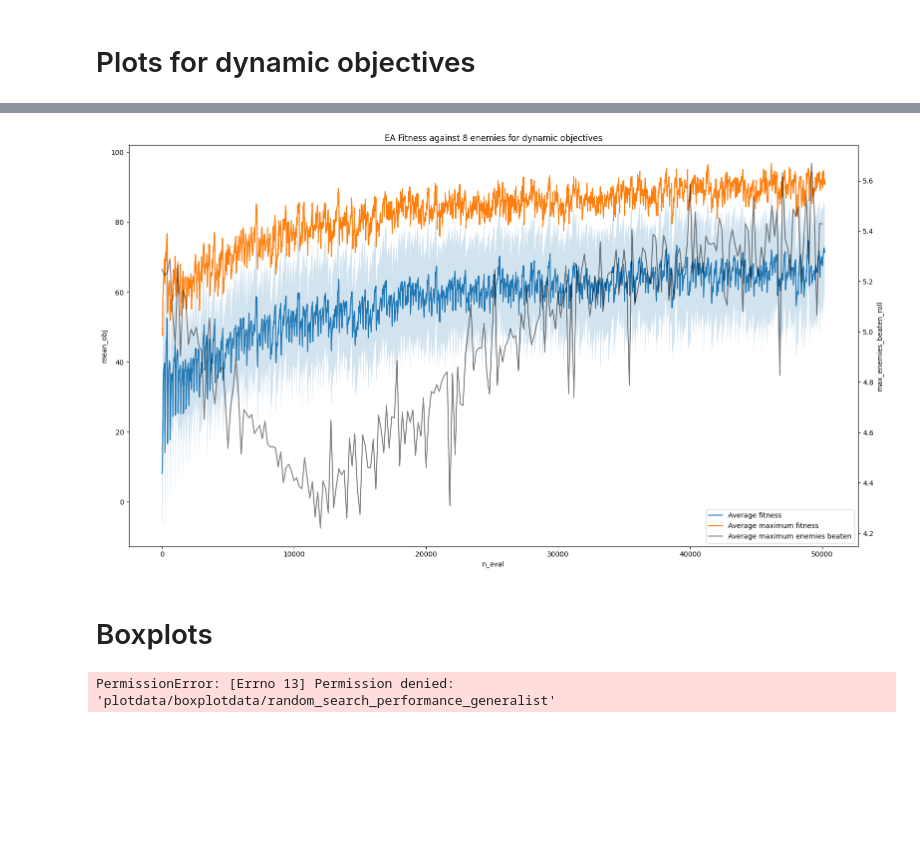
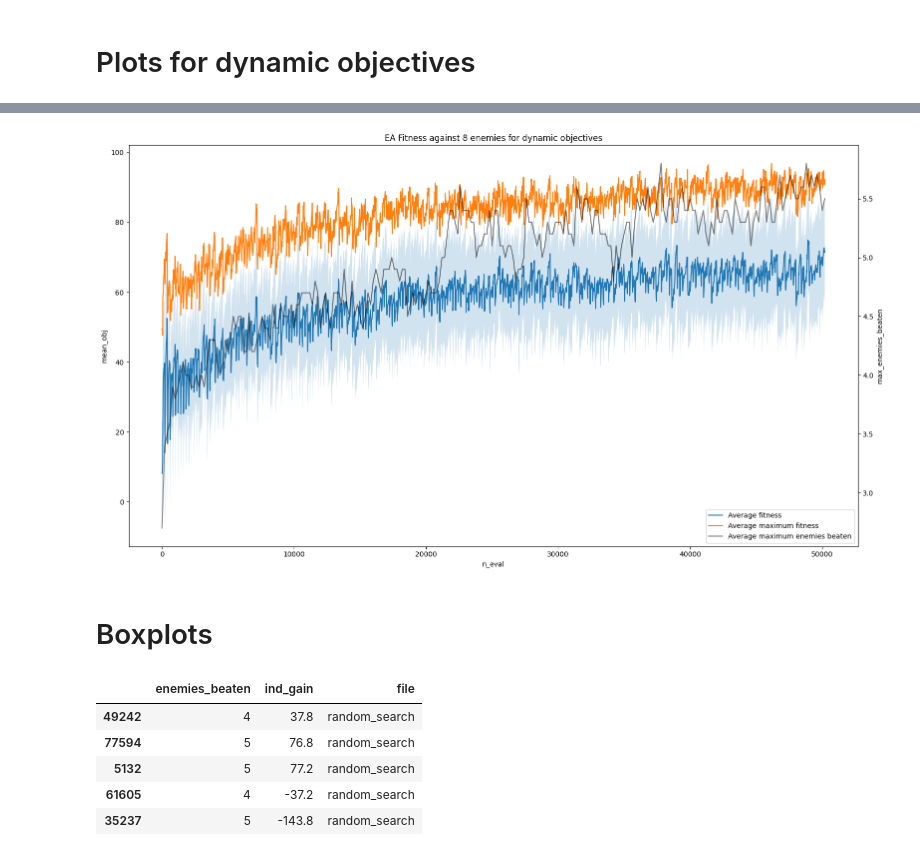
Before and after one commit to fif911/evolutionary_algorithms, a Jupyter notebook: plot.ipynb, the cells around one changed output, grey strips where cells are left out. Cells and saved outputs as stored; diff of their text form; code cells hidden in the pictures; blank space fills up the shorter version.

Commit message:
improved plotting

```diff
--- a/plot.ipynb
+++ b/plot.ipynb
@@ -27,10 +10,0 @@ solutions_8 = solutions_8.reset_index(drop=True)
-# %%
-f = ['obj_hard', 'obj_medium', 'obj_easy']
-
-# Aggregating the mean
-solutions_7['Average Objective Fitness'] = solutions_7[f].mean(axis=1)
-solutions_8['Average Objective Fitness'] = solutions_8[f].mean(axis=1)
-
-# Aggregating the max
-solutions_7_max = solutions_7.groupby('n_evals').max().rename(columns={'Average Objective Fitness': 'Maximum Objective Fitness'})
-solutions_8_max = solutions_8.groupby('n_evals').max().rename(columns={'Average Objective Fitness': 'Maximum Objective Fitness'})
@@ -99,10 +106,21 @@ for d in os.listdir('plotdata/Dynamic objectives'):
 
     for f in os.listdir(f'plotdata/Dynamic objectives/{d}'):
         if f.endswith('.csv') and f.startswith('max'):
-            df = pd.read_csv(f'plotdata/Dynamic objectives/{d}/{f}', index_col=0).groupby('n_iter').agg('max')
+            df = pd.read_csv(f'plotdata/Dynamic objectives/{d}/{f}')
+            for i in range(df.shape[0]):
+                # Handle first two values
+                if i == 0:
+                    pass
+                elif i == 1:
+                    df.iloc[i, 0:2] = [1, 200]
+                # Handle double values
+                if df.iloc[i, 1] == df.iloc[i-1, 1]:
+                    df.iloc[i, 0] += 1
+                    df.iloc[i, 1] += 200
+
             max_beaten_dynamic.append(df)
 
-max_beaten_dynamic = pd.concat(max_beaten_dynamic).reset_index()
-max_beaten_dynamic['max_enemies_beaten_roll'] = max_beaten_dynamic['max_enemies_beaten'].rolling(50).mean()
-max_beaten_dynamic.head()
+max_beaten_dynamic = pd.concat(max_beaten_dynamic).reset_index(drop=True)
+# max_beaten_dynamic['max_enemies_beaten_roll'] = max_beaten_dynamic['max_enemies_beaten'].rolling(50).mean()
+max_beaten_dynamic
 # %% [output]
@@ -115,34 +140,34 @@ max_beaten_dynamic.head()
 # %%
 fig, ax = plt.subplots(figsize=(16, 9))
 
 # Plot average and max
 sns.lineplot(fitness_mean_agg,
              ax=ax, label='Average fitness')
 sns.lineplot(fitness_max_agg,
              ax=ax, label='Average maximum fitness')
 
 ax.fill_between(fitness_mean_agg.index,
                 fitness_mean_agg - fitness_std_agg,
                 fitness_mean_agg + fitness_std_agg,
                 alpha=0.2)
 
 # Plot max enemies beaten
 ax2 = ax.twinx()
-sns.lineplot(data=max_beaten_dynamic, x='n_evals', y='max_enemies_beaten_roll',
+sns.lineplot(data=max_beaten_dynamic, x='n_evals', y='max_enemies_beaten',
              ax=ax2, label='Average maximum enemies beaten', legend=None,
              color='black', errorbar=None, alpha=0.5)
 
 # Plot legend
 lines, labels = ax.get_legend_handles_labels()
 lines2, labels2 = ax2.get_legend_handles_labels()
 ax.legend(lines+lines2, labels+labels2, loc=4)
 ax.set_title('EA Fitness against 8 enemies for dynamic objectives')
 
 # Show
 fig.tight_layout()
 plt.show();
 # %% [output]
-[figure, old version]
+[figure, new version]
 # %% [markdown]
 # Boxplots
 # %%
@@ -159,7 +184,7 @@ for f in os.listdir('plotdata/boxplotdata/random_search_performance_generalist')
     random_solutions.append(data)
 
 random_solutions = pd.concat(random_solutions)
-# Group in batches of 50 000
+# Group in batches of 50 000 (SLOW)
 for k, g in random_solutions.groupby(np.arange(len(random_solutions))//50000):
     data = g.copy()
 
@@ -182,13 +207,19 @@ algorithm_gain.append(random)
 
 # Afterwards, load in the rest
 for f in os.listdir('plotdata/boxplotdata/'):
-    data = pd.read_csv(f'plotdata/boxplotdata/{f}', index_col=0)
+    if f.endswith('csv'):
+        data = pd.read_csv(f'plotdata/boxplotdata/{f}', index_col=0)
 
-    # Set file name so we can differentiate in the boxplot, can change name later
-    data['file'] = f
-    algorithm_gain.append(data)
+        # Set file name so we can differentiate in the boxplot, can change name later
+        data['file'] = f
+        algorithm_gain.append(data)
 
 algorithm_gain = pd.concat(algorithm_gain)
 algorithm_gain.head()
 # %% [output]
-PermissionError: [Errno 13] Permission denied: 'plotdata/boxplotdata/random_search_performance_generalist'
+|  | enemies_beaten | ind_gain | file |
+| 49242 | 4 | 37.8 | random_search |
+| 77594 | 5 | 76.8 | random_search |
+| 5132 | 5 | 77.2 | random_search |
+| 61605 | 4 | -37.2 | random_search |
+| 35237 | 5 | -143.8 | random_search |
```
Also changed, not shown: parts of 7 cells of this notebook.
